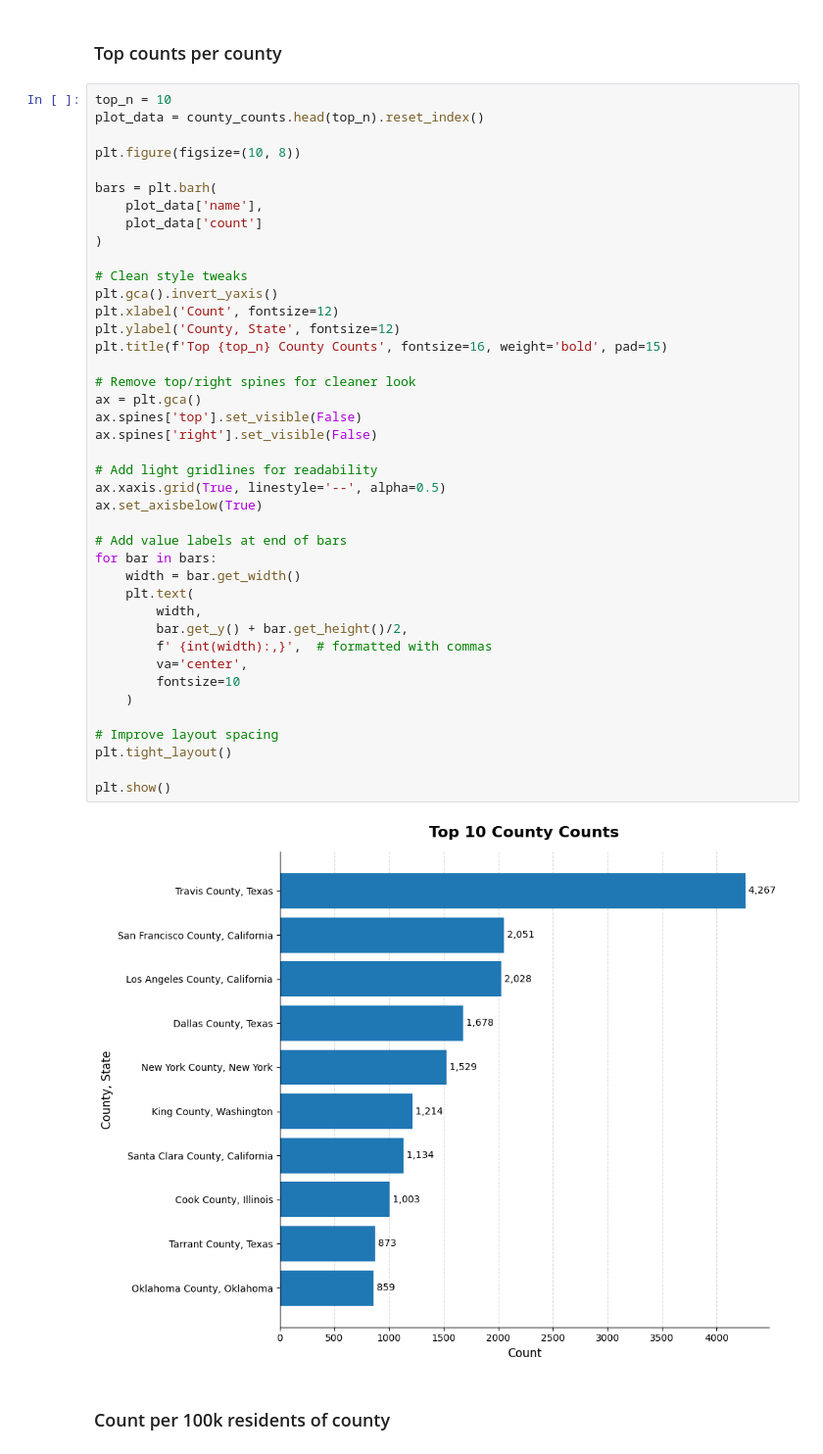
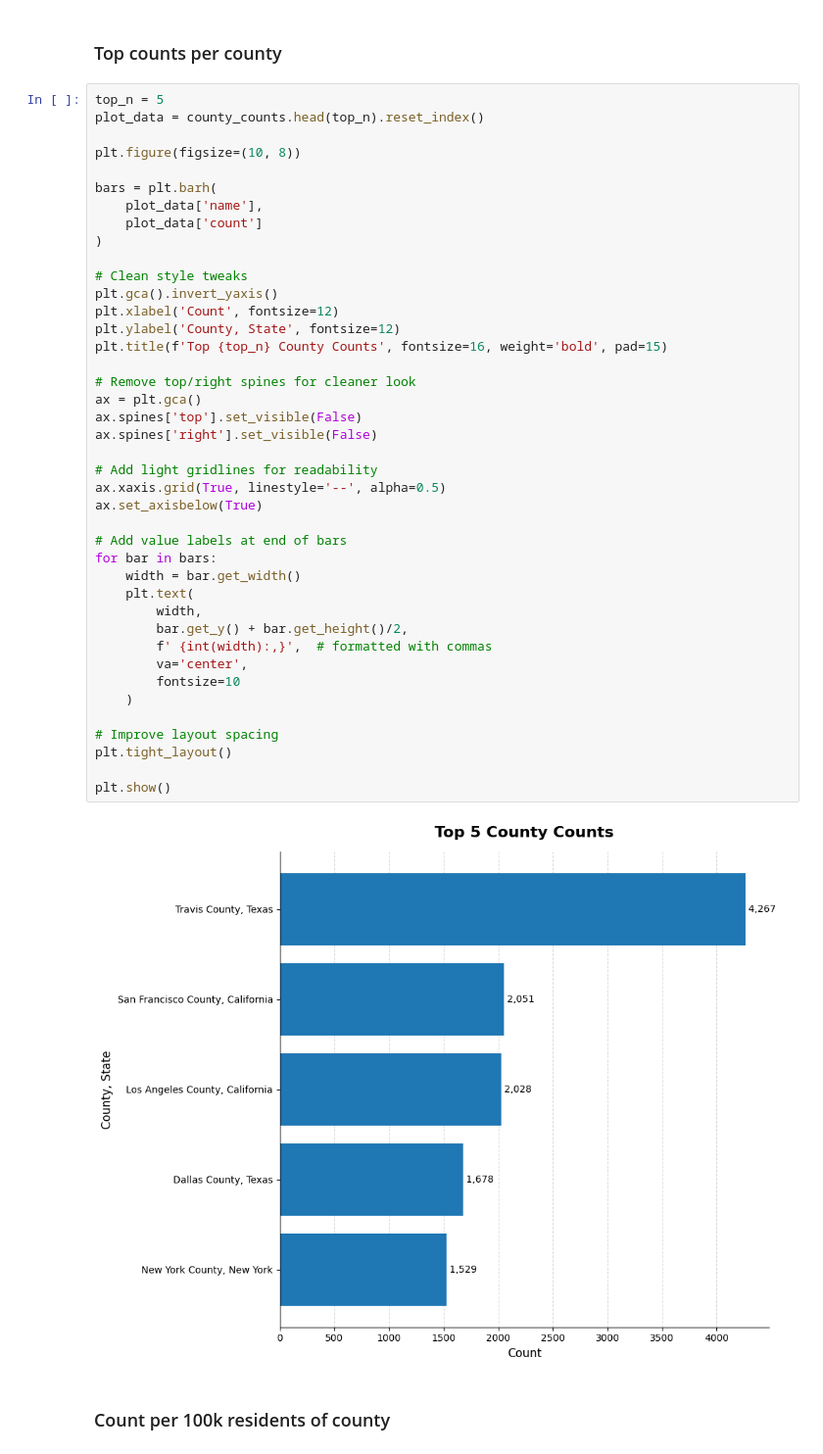
Before and after one commit to EBruda/Climate_Survey_Influence_Maximization, a Jupyter notebook: data_visualizations.ipynb, the cells around one changed output. Shown at 98% size. Drawn from its saved outputs; the diff is of its cells as text.

Commit message:
update data preprocessing visualizations

```diff
--- a/data_visualizations.ipynb
+++ b/data_visualizations.ipynb
@@ -53,7 +53,7 @@ county_counts.head()
 # %% [markdown]
 ### Top counts per county
 # %%
-top_n = 10
+top_n = 5
 plot_data = county_counts.head(top_n).reset_index()
 
 plt.figure(figsize=(10, 8))
@@ -67,34 +67,34 @@ bars = plt.barh(
 plt.gca().invert_yaxis()
 plt.xlabel('Count', fontsize=12)
 plt.ylabel('County, State', fontsize=12)
 plt.title(f'Top {top_n} County Counts', fontsize=16, weight='bold', pad=15)
 
 # Remove top/right spines for cleaner look
 ax = plt.gca()
 ax.spines['top'].set_visible(False)
 ax.spines['right'].set_visible(False)
 
 # Add light gridlines for readability
 ax.xaxis.grid(True, linestyle='--', alpha=0.5)
 ax.set_axisbelow(True)
 
 # Add value labels at end of bars
 for bar in bars:
     width = bar.get_width()
     plt.text(
         width,
         bar.get_y() + bar.get_height()/2,
         f' {int(width):,}',  # formatted with commas
         va='center',
         fontsize=10
     )
 
 # Improve layout spacing
 plt.tight_layout()
 
 plt.show()
 # %% [output]
-[figure, old version]
+[figure, new version]
 # %% [markdown]
 ### Count per 100k residents of county
 # %%
```
Also changed, not shown: parts of 3 cells of this notebook, 6 other files.
